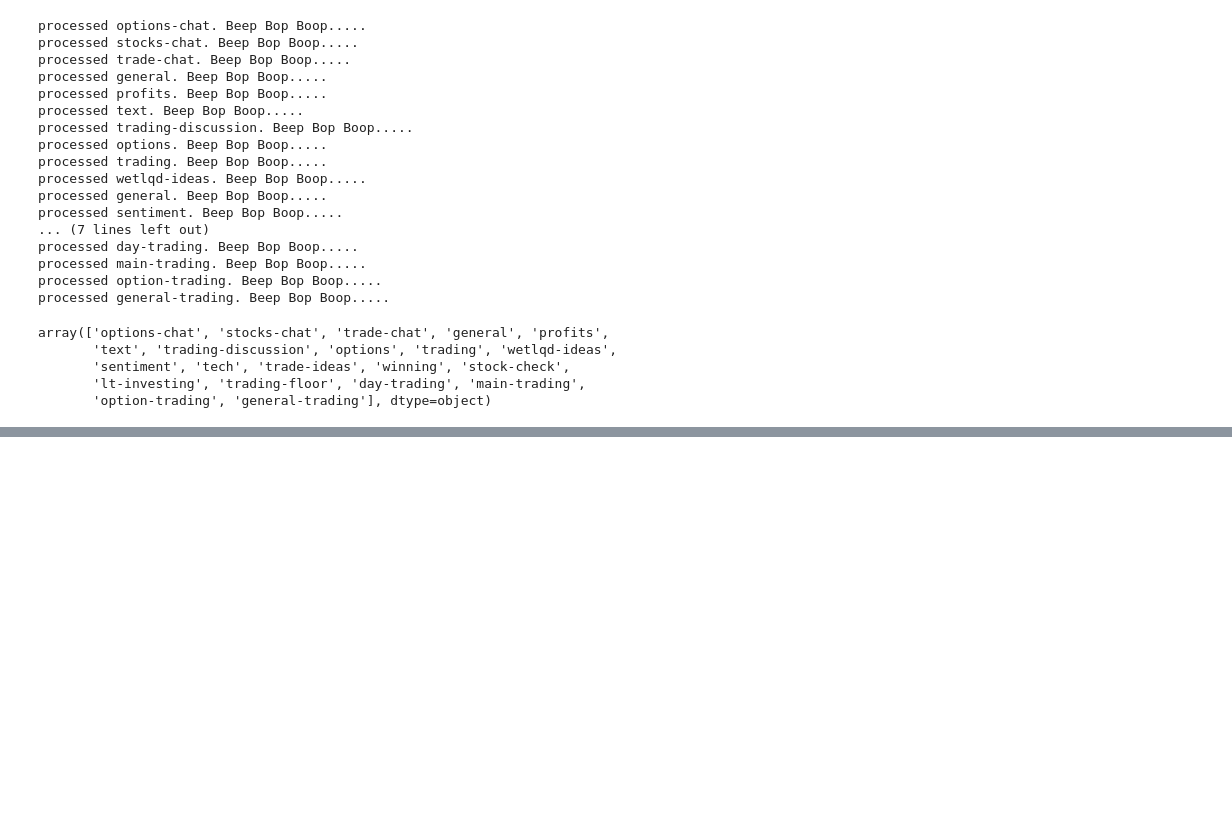
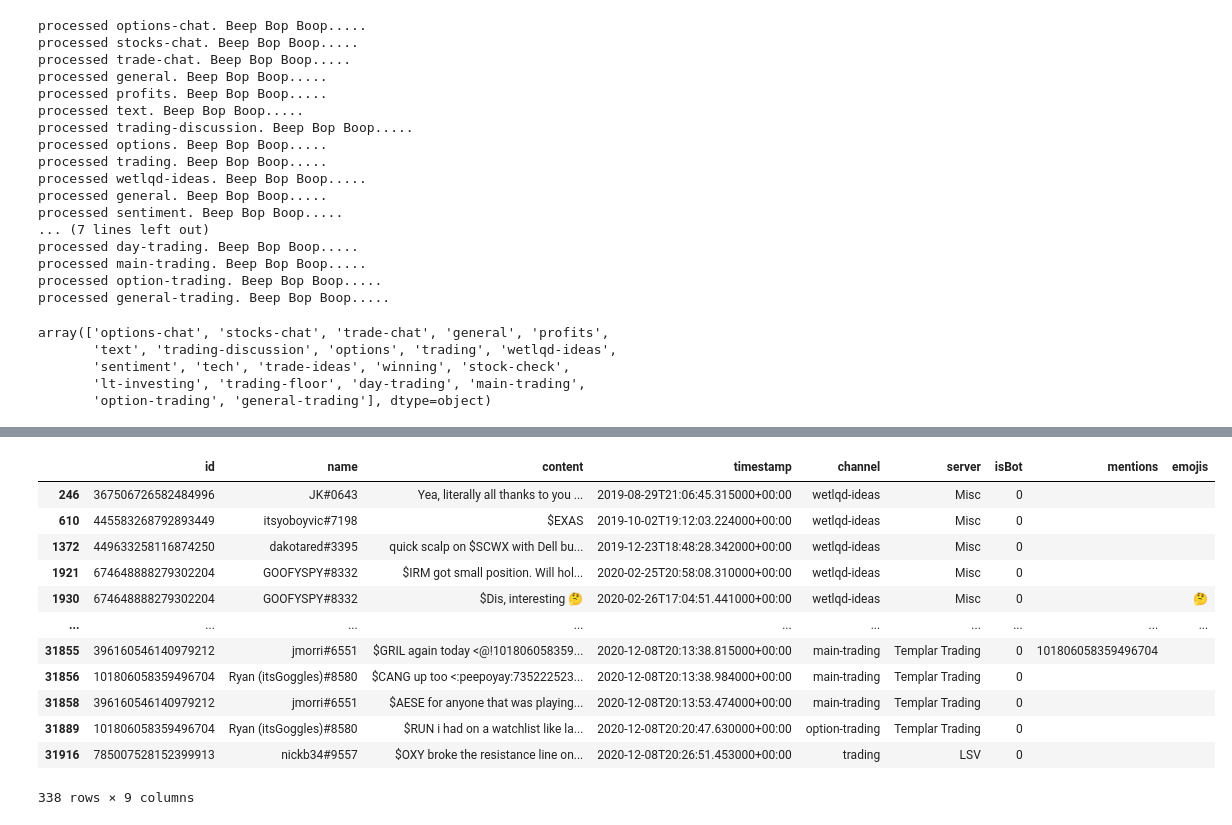
Before and after one commit to kyle-rgb/Discord_Project, a Jupyter notebook: notebooks/Data_Cleaning.ipynb, the cells around one changed output, grey strips where cells are left out. Cells and saved outputs as stored; diff of their text form; code cells hidden in the pictures; blank space fills up the shorter version.

Commit message:
Added Discord.db to Repo, Added Mentions, Emoji and Bot Columns

```diff
--- a/notebooks/Data_Cleaning.ipynb
+++ b/notebooks/Data_Cleaning.ipynb
@@ -375,0 +420,10 @@ total_df_no_misc = total_df_no_misc.sort_values("timestamp").reset_index(drop=Tr
+# %%
+def catchMentions(comment):
+    userIdCatcherT = r"(<@(!)?\d+>|@everyone)"
+    mention = re.findall(userIdCatcherT, comment)
+    if mention != []:
+        return ",".join([re.sub(r"[<>!@]", "", x[i][0]) for i, x in enumerate([mention])])
+    else:
+        return ""
+# %%
+total_df = total_df_no_misc.assign(mentions = lambda x: x.content.apply(catchMentions))
@@ -375,0 +432,6 @@ total_df_no_misc = total_df_no_misc.sort_values("timestamp").reset_index(drop=Tr
+# %%
+def catchEmojis(comment):
+    emoji_list = emoji.emoji_lis(comment)
+    return ",".join([e["emoji"] for e in emoji_list])
+# %%
+total_df = total_df.assign(emojis = lambda x: x.content.apply(catchEmojis))
@@ -375,0 +457,17 @@ total_df_no_misc = total_df_no_misc.sort_values("timestamp").reset_index(drop=Tr
+# %%
+# Discords link to stock starts with a $, but can only pull out 338 comments out of 30,000+.
+total_df[lambda x: x.content.str.contains(r"\$[A-Za-z]")]
+# %% [output]
+|  | id | name | content | timestamp | channel | server | isBot | mentions | emojis |
+| 246 | 367506726582484996 | JK#0643 | Yea, literally all thanks to you ... | 2019-08-29T21:06:45.315000+00:00 | wetlqd-ideas | Misc | 0 |  |  |
+| 610 | 445583268792893449 | itsyoboyvic#7198 | $EXAS | 2019-10-02T19:12:03.224000+00:00 | wetlqd-ideas | Misc | 0 |  |  |
+| 1372 | 449633258116874250 | dakotared#3395 | quick scalp on $SCWX with Dell bu... | 2019-12-23T18:48:28.342000+00:00 | wetlqd-ideas | Misc | 0 |  |  |
+| 1921 | 674648888279302204 | GOOFYSPY#8332 | $IRM got small position. Will hol... | 2020-02-25T20:58:08.310000+00:00 | wetlqd-ideas | Misc | 0 |  |  |
+| 1930 | 674648888279302204 | GOOFYSPY#8332 | $Dis, interesting 🤔 | 2020-02-26T17:04:51.441000+00:00 | wetlqd-ideas | Misc | 0 |  | 🤔 |
+| ... | ... | ... | ... | ... | ... | ... | ... | ... | ... |
+| 31855 | 396160546140979212 | jmorri#6551 | $GRIL again today <@!101806058359... | 2020-12-08T20:13:38.815000+00:00 | main-trading | Templar Trading | 0 | 101806058359496704 |  |
+| 31856 | 101806058359496704 | Ryan (itsGoggles)#8580 | $CANG up too <:peepoyay:735222523... | 2020-12-08T20:13:38.984000+00:00 | main-trading | Templar Trading | 0 |  |  |
+| 31858 | 396160546140979212 | jmorri#6551 | $AESE for anyone that was playing... | 2020-12-08T20:13:53.474000+00:00 | main-trading | Templar Trading | 0 |  |  |
+| 31889 | 101806058359496704 | Ryan (itsGoggles)#8580 | $RUN i had on a watchlist like la... | 2020-12-08T20:20:47.630000+00:00 | option-trading | Templar Trading | 0 |  |  |
+| 31916 | 785007528152399913 | nickb34#9557 | $OXY broke the resistance line on... | 2020-12-08T20:26:51.453000+00:00 | trading | LSV | 0 |  |  |
+338 rows × 9 columns
```
Also changed, not shown: parts of 18 cells of this notebook, 3 other files.
